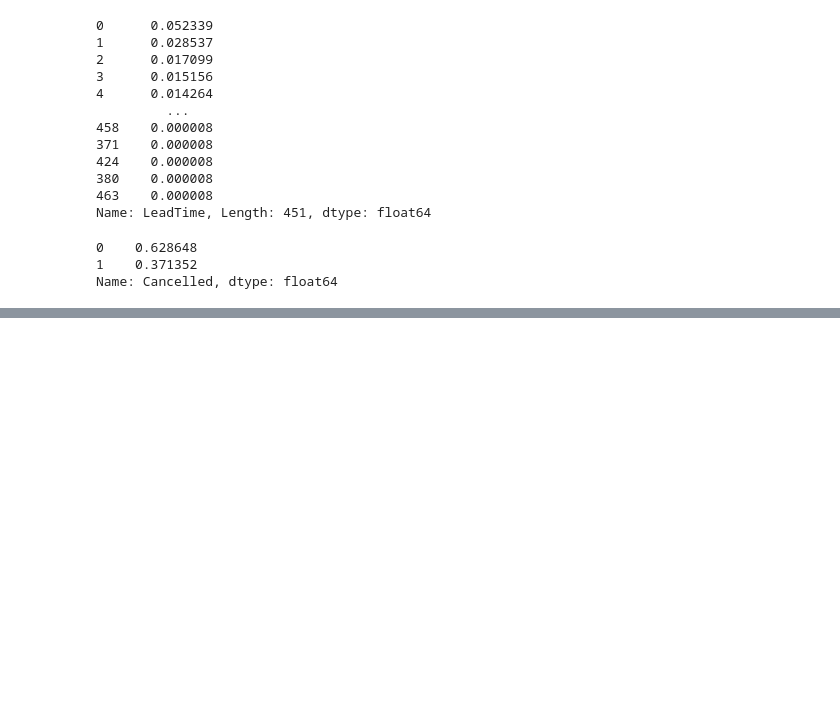
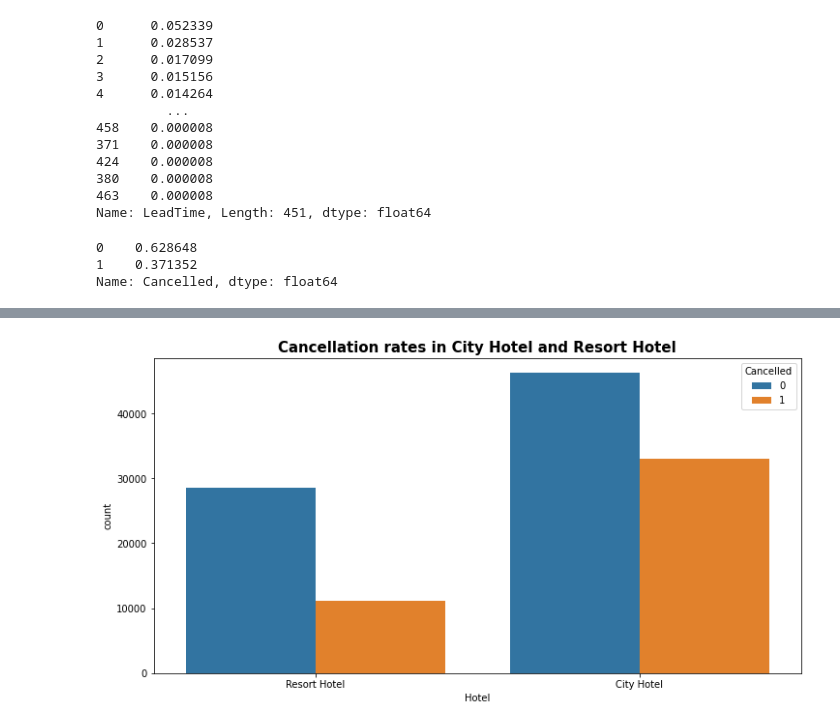
Before and after one commit to ambika1us/Hotel_Booking_Analysis, a Jupyter notebook: Ambika_Prasad_Rath__Hotel_Booking_Analysis_Capstone_Project.ipynb, the cells around one changed output, grey strips where cells are left out. Saved outputs shown, nothing was run; the diff lists cells and outputs as text; code cells hidden in the pictures; blank space fills up the shorter version.

```diff
--- a/Ambika_Prasad_Rath__Hotel_Booking_Analysis_Capstone_Project.ipynb
+++ b/Ambika_Prasad_Rath__Hotel_Booking_Analysis_Capstone_Project.ipynb
@@ -379,0 +397,7 @@ plt.show()
+# %%
+plt.figure(figsize=(12,6))
+sns.countplot(x='Hotel',hue='Cancelled',data=hotel_data)
+plt.title("Cancellation rates in City Hotel and Resort Hotel",fontweight="bold",size=15)
+plt.show()
+# %% [output]
+[figure, added]
```
Also changed, not shown: parts of 13 cells of this notebook.
